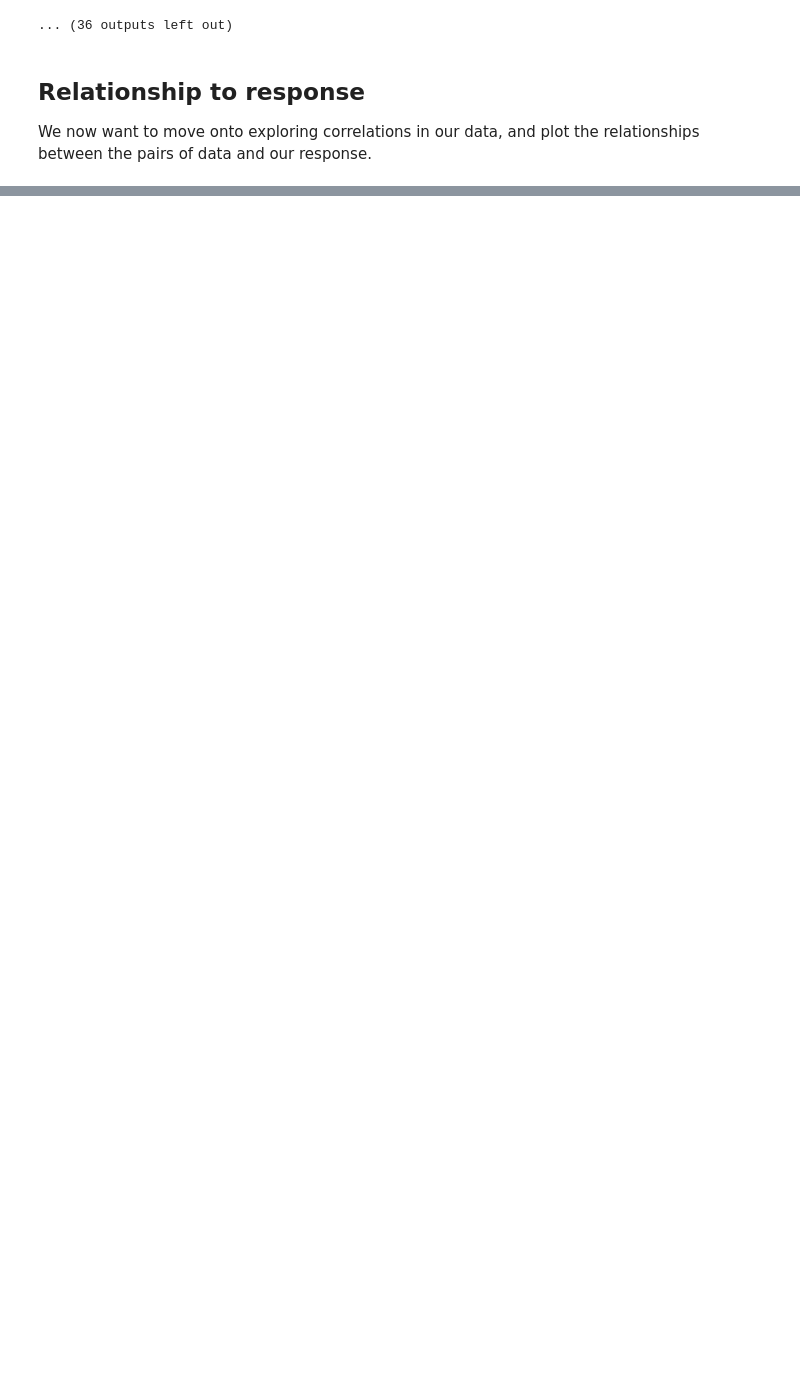
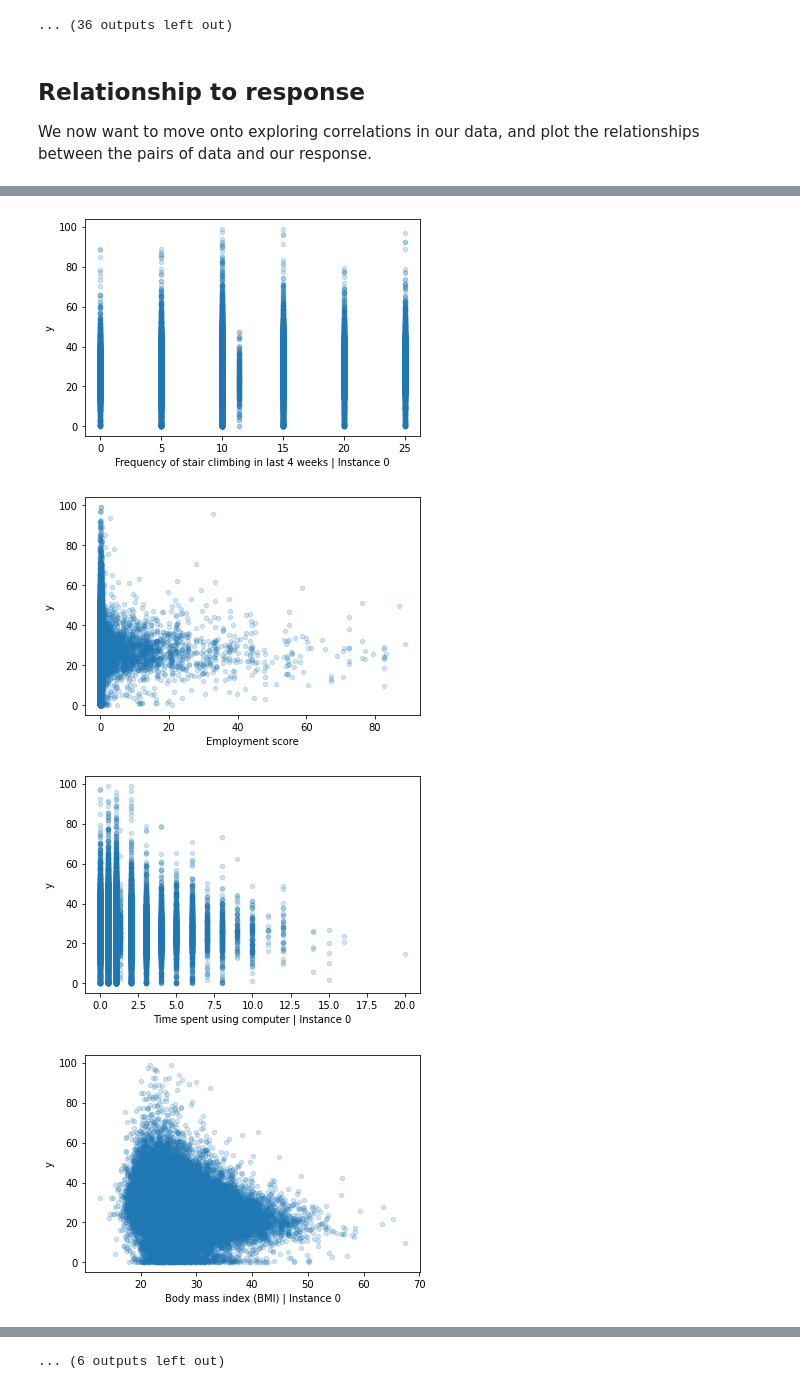
Before and after one commit to abramschon/accel, a Jupyter notebook: notebooks/exploratory_data_analysis.ipynb, the cells around one changed output, grey strips where cells are left out. Drawn from its saved outputs; the diff is of its cells as text; code cells hidden in the pictures; blank space fills up the shorter version.

```diff
--- a/notebooks/exploratory_data_analysis.ipynb
+++ b/notebooks/exploratory_data_analysis.ipynb
@@ -572,0 +573,9 @@ We now want to move onto exploring correlations in our data, and plot the relati
+# %%
+for col in df_train:
+    if col in num_feats:
+        df_train.plot.scatter(col, "y", alpha=1/5, )
+# %% [output]
+[figure, added]
+[figure, added]
+[figure, added]
+[figure, added]
@@ -573 +590,2 @@ We now want to move onto exploring correlations in our data, and plot the relati
+... (6 outputs left out)
 # %%
```
Also changed, not shown: parts of 15 cells of this notebook.
